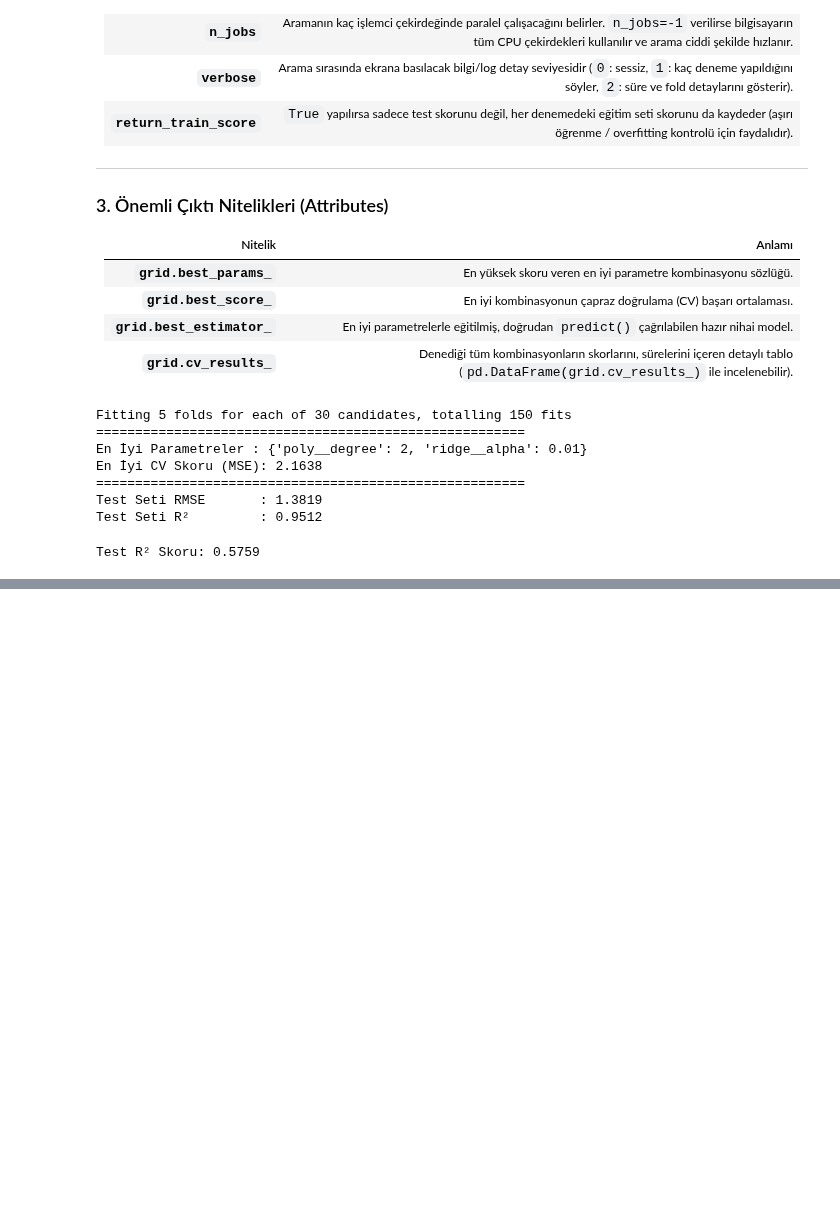
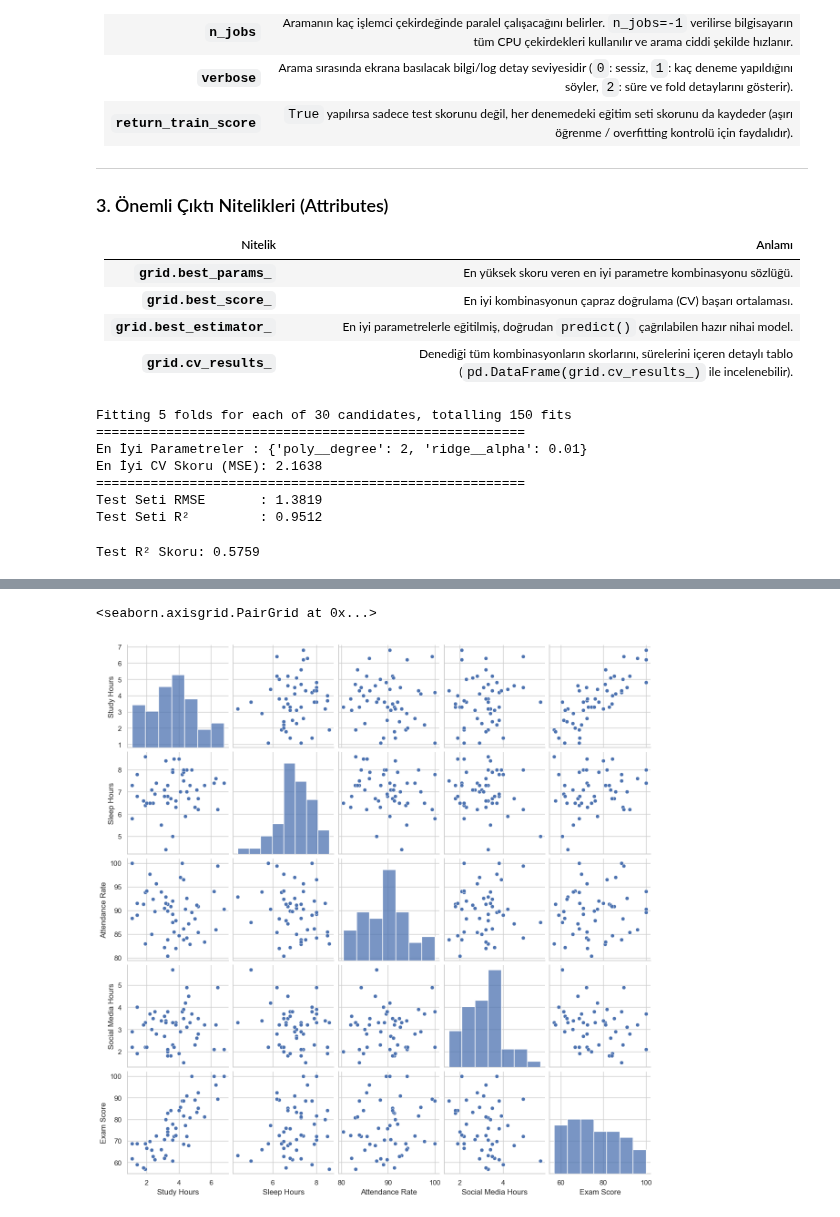
Before and after one commit to sametdumlu0-sketch/ML-NOTES, a Jupyter notebook: ml.ipynb, the cells around one changed output, grey strips where cells are left out. Cells and saved outputs as stored; diff of their text form; code cells hidden in the pictures; blank space fills up the shorter version.

```diff
--- a/ml.ipynb
+++ b/ml.ipynb
@@ -473,0 +1116,5 @@ Test R² Skoru: 0.5759
+# %%
+sns.pairplot(df)
+# %% [output]
+<seaborn.axisgrid.PairGrid at 0x...>
+[figure, added]
```
Also changed, not shown: parts of 66 cells of this notebook, 2 other files.
